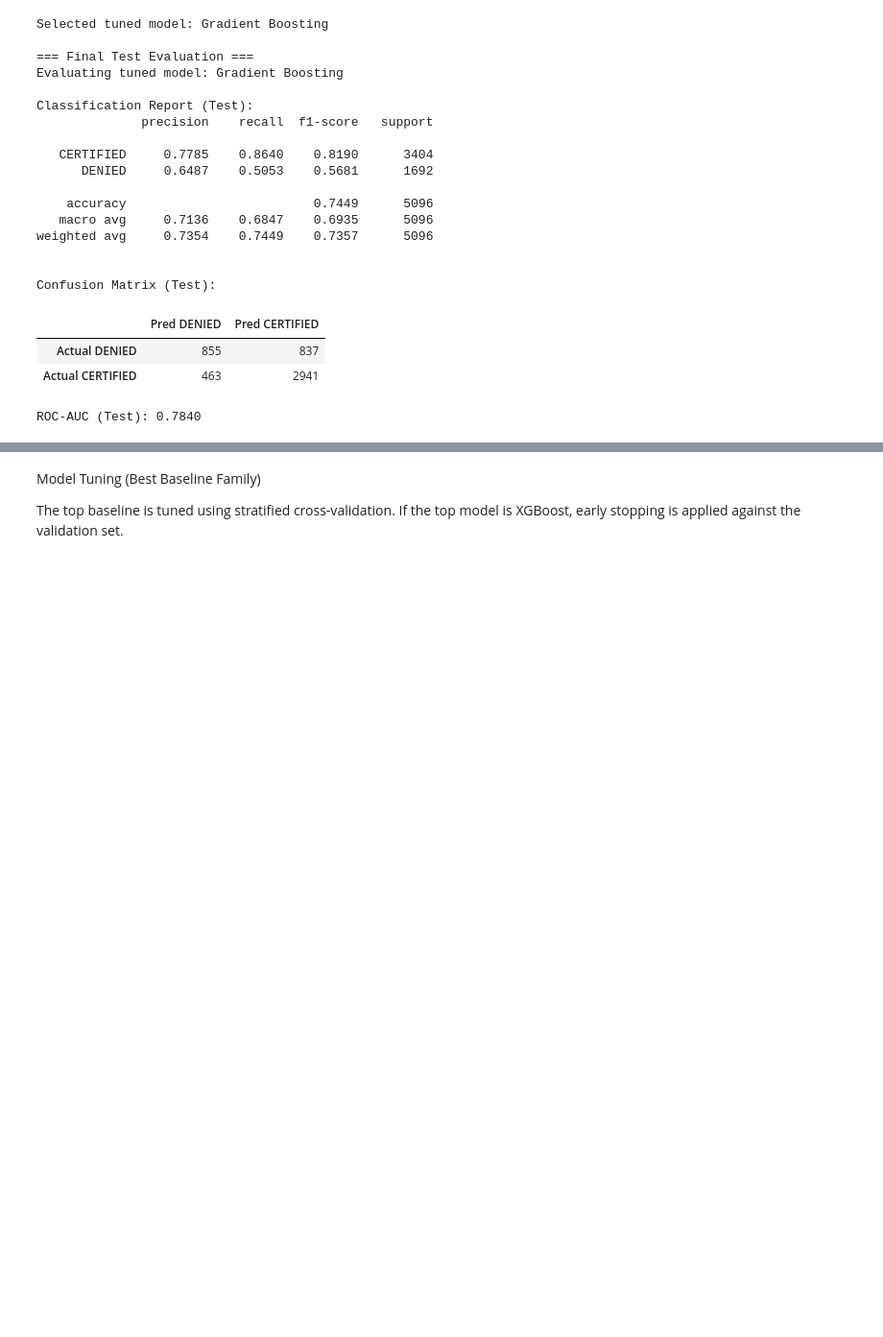
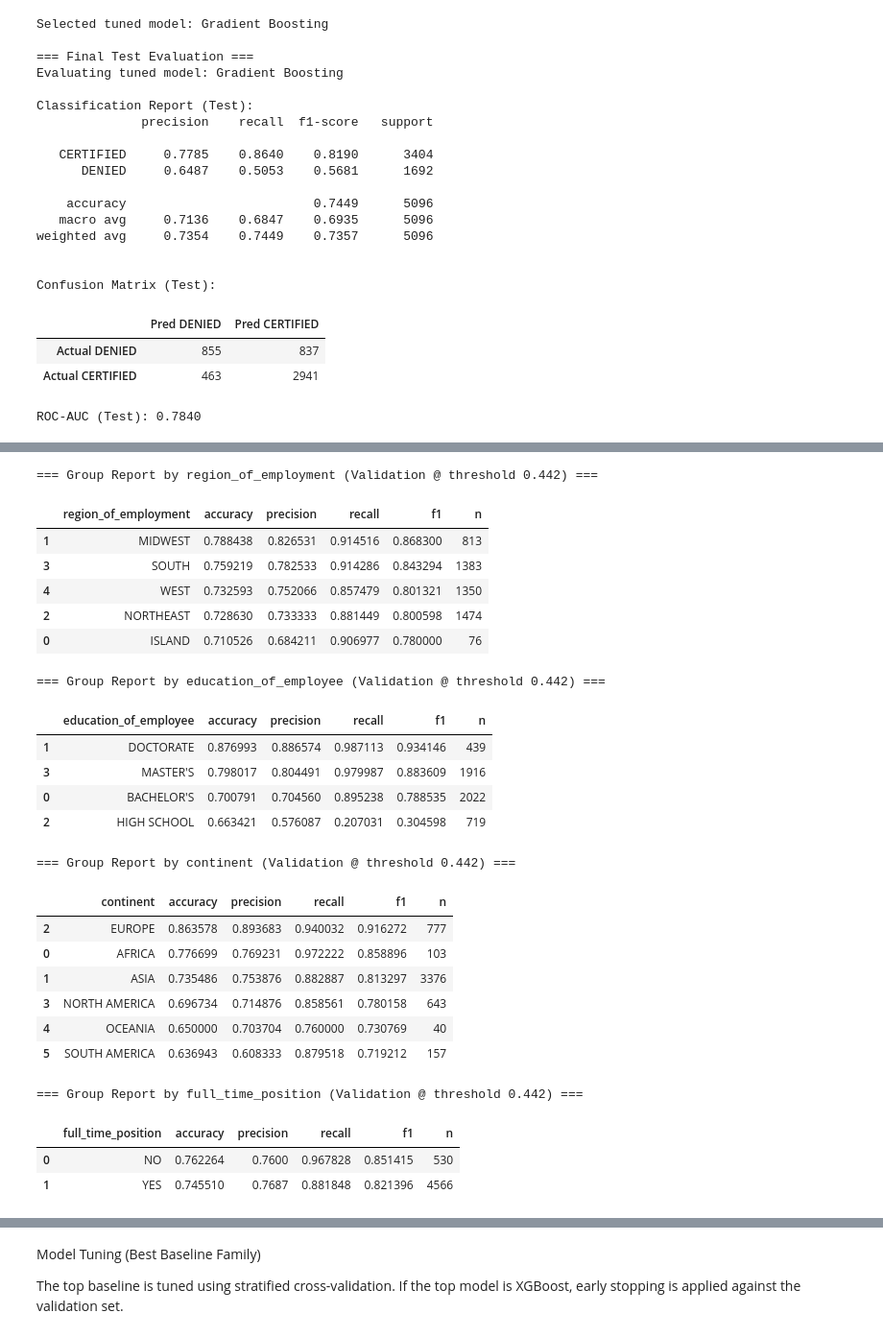
Before and after one commit to EvagAIML/CASE-Visa-Applicant-Screening, a Jupyter notebook: Copy_of_EasyVisa_Full_Code_Notebook_(2)_(1).ipynb, the cells around one changed output, grey strips where cells are left out. Shown at 96% size. Cells and saved outputs as stored; diff of their text form; code cells hidden in the pictures; blank space fills up the shorter version.

```diff
--- a/Copy_of_EasyVisa_Full_Code_Notebook_(2)_(1).ipynb
+++ b/Copy_of_EasyVisa_Full_Code_Notebook_(2)_(1).ipynb
@@ -675,7 +675,7 @@ except TypeError:
 
 categorical_tf = Pipeline(steps=[
     ("imp", SimpleImputer(strategy="most_frequent")),
-    ("ohe", ohe)
+    ("encoder", ohe) # Added name 'encoder' here
 ])
 
 preprocessor = ColumnTransformer(
@@ -1161,0 +1238,62 @@ ROC-AUC (Test): 0.7840
+# %%
+# ============================================================
+# Error Analysis — Grouped performance
+# ============================================================
+
+from sklearn.metrics import precision_recall_fscore_support
+
+def group_report(X, y_true, y_pred, group_col):
+    df_tmp = pd.DataFrame({
+        "y_true": y_true,
+        "y_pred": y_pred,
+        group_col: X[group_col].values
+    })
+    rows = []
+    for g, d in df_tmp.groupby(group_col):
+        p, r, f1, _ = precision_recall_fscore_support(
+            d["y_true"], d["y_pred"], labels=["DENIED","CERTIFIED"],
+            pos_label="CERTIFIED", average="binary", zero_division=0
+        )
+        acc = (d["y_true"] == d["y_pred"]).mean()
+        rows.append([g, acc, p, r, f1, len(d)])
+    out = pd.DataFrame(rows, columns=[group_col,"accuracy","precision","recall","f1","n"]).sort_values("f1", ascending=False)
+    return out
+
+# Use predictions from the selected threshold on VALIDATION for fair analysis
+val_pred_thr = np.where(val_prob >= best_threshold, "CERTIFIED", "DENIED")
+
+# Pick a few categorical columns present in X_valid
+group_cols = [c for c in ["region_of_employment","education_of_employee","continent","full_time_position"] if c in X_valid.columns]
+
+reports = {}
+for gc in group_cols:
+    rep = group_report(X_valid, y_valid, val_pred_thr, gc)
+    print(f"\n=== Group Report by {gc} (Validation @ threshold {best_threshold:.3f}) ===")
+    display(rep.head(10))
+    reports[gc] = rep
+# %% [output]
+=== Group Report by region_of_employment (Validation @ threshold 0.442) ===
+|  | region_of_employment | accuracy | precision | recall | f1 | n |
+| 1 | MIDWEST | 0.788438 | 0.826531 | 0.914516 | 0.868300 | 813 |
+| 3 | SOUTH | 0.759219 | 0.782533 | 0.914286 | 0.843294 | 1383 |
+| 4 | WEST | 0.732593 | 0.752066 | 0.857479 | 0.801321 | 1350 |
+| 2 | NORTHEAST | 0.728630 | 0.733333 | 0.881449 | 0.800598 | 1474 |
+| 0 | ISLAND | 0.710526 | 0.684211 | 0.906977 | 0.780000 | 76 |
+=== Group Report by education_of_employee (Validation @ threshold 0.442) ===
+|  | education_of_employee | accuracy | precision | recall | f1 | n |
+| 1 | DOCTORATE | 0.876993 | 0.886574 | 0.987113 | 0.934146 | 439 |
+| 3 | MASTER'S | 0.798017 | 0.804491 | 0.979987 | 0.883609 | 1916 |
+| 0 | BACHELOR'S | 0.700791 | 0.704560 | 0.895238 | 0.788535 | 2022 |
+| 2 | HIGH SCHOOL | 0.663421 | 0.576087 | 0.207031 | 0.304598 | 719 |
+=== Group Report by continent (Validation @ threshold 0.442) ===
+|  | continent | accuracy | precision | recall | f1 | n |
+| 2 | EUROPE | 0.863578 | 0.893683 | 0.940032 | 0.916272 | 777 |
+| 0 | AFRICA | 0.776699 | 0.769231 | 0.972222 | 0.858896 | 103 |
+| 1 | ASIA | 0.735486 | 0.753876 | 0.882887 | 0.813297 | 3376 |
+| 3 | NORTH AMERICA | 0.696734 | 0.714876 | 0.858561 | 0.780158 | 643 |
+| 4 | OCEANIA | 0.650000 | 0.703704 | 0.760000 | 0.730769 | 40 |
+| 5 | SOUTH AMERICA | 0.636943 | 0.608333 | 0.879518 | 0.719212 | 157 |
+=== Group Report by full_time_position (Validation @ threshold 0.442) ===
+|  | full_time_position | accuracy | precision | recall | f1 | n |
+| 0 | NO | 0.762264 | 0.7600 | 0.967828 | 0.851415 | 530 |
+| 1 | YES | 0.745510 | 0.7687 | 0.881848 | 0.821396 | 4566 |
```
Also changed, not shown: parts of 13 cells of this notebook.
